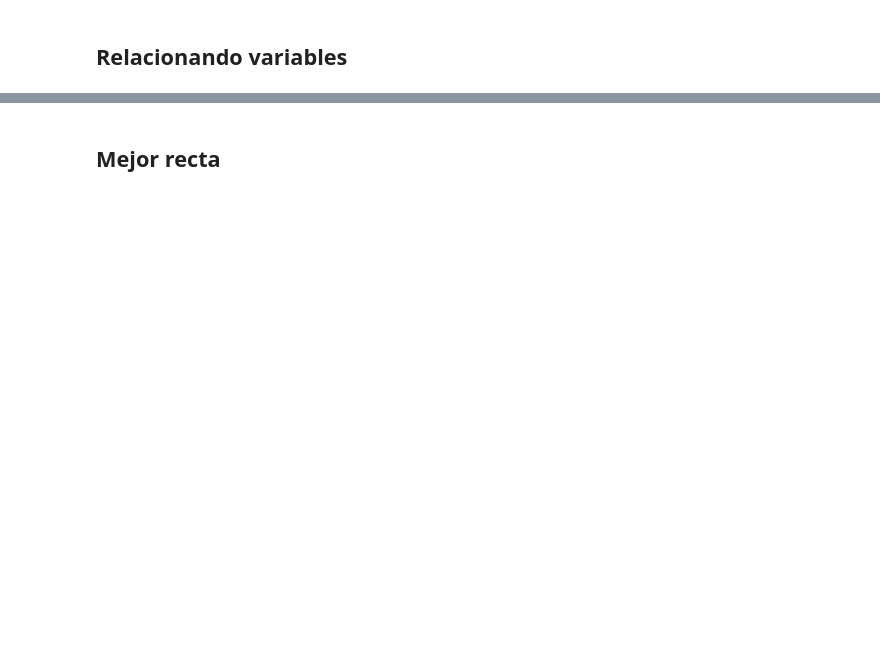
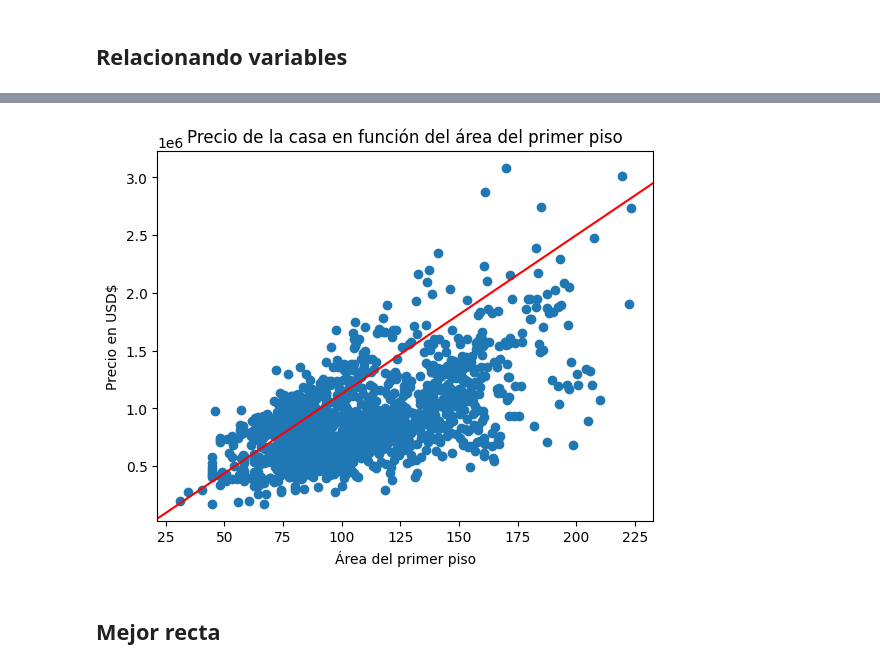
Before and after one commit to Nataliahfk/estadistica_python, a Jupyter notebook: precios_de_inmuebles_regresion_lineal.ipynb, the cells around one changed output, grey strips where cells are left out. Drawn from its saved outputs; the diff is of its cells as text; code cells hidden in the pictures; blank space fills up the shorter version.

```diff
--- a/precios_de_inmuebles_regresion_lineal.ipynb
+++ b/precios_de_inmuebles_regresion_lineal.ipynb
@@ -82,5 +208,14 @@ El coeficiente de correlación de Pearson nos permite medir la relación lineal
 # %%
 # Aparentemente mientras mayor es el área del primer piso, mayor es el precio de la casa.
-# E si quisieramos trazar una línea que nos permita describir este comportamiento?
+# si quisieramos trazar una línea que nos permita describir este comportamiento?
+
+plt.scatter(datos['area_primer_piso'], datos['precio_de_venta'])
+plt.axline(xy1=(40, 300000), xy2=(200, 2500000), color= 'red')
+plt.title('Precio de la casa en función del área del primer piso')
+plt.xlabel('Área del primer piso')
+plt.ylabel('Precio en USD$')
+plt.show()
+# %% [output]
+[figure, added]
 # %% [markdown]
 ## Mejor recta
```
Also changed, not shown: parts of 31 cells of this notebook.
